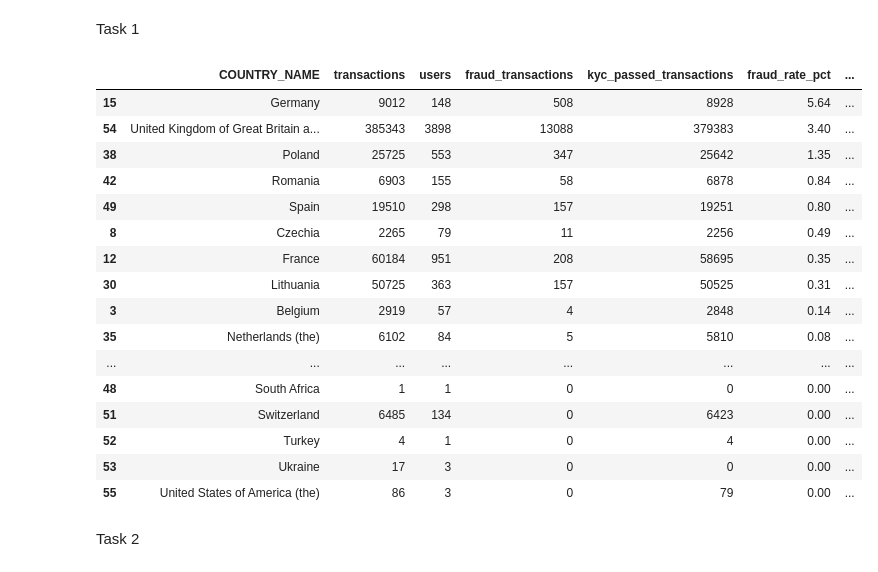
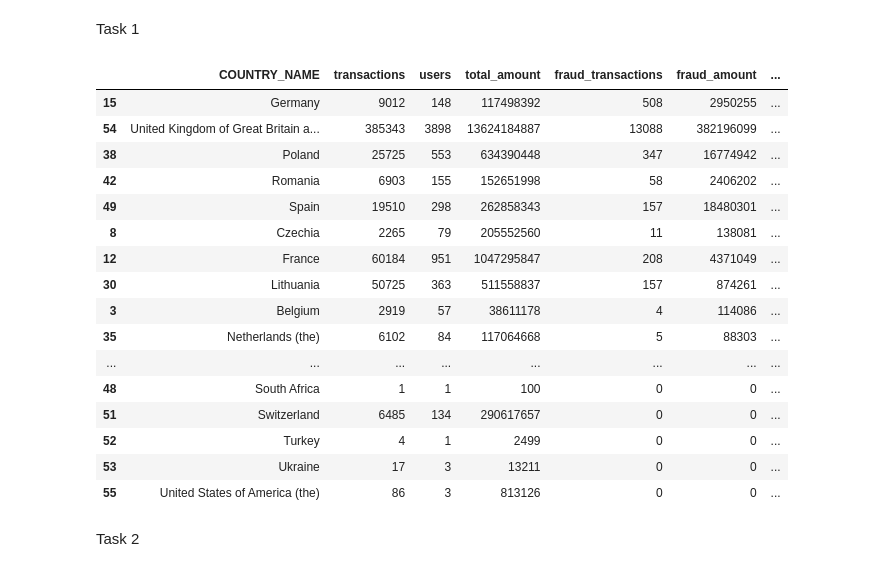
Before and after one commit to raftrp26/ai-agents-playground, a Jupyter notebook: notebooks/Fraud Prevention Case/fraud_analysis.ipynb, the cells around one changed output. Cells and saved outputs as stored; diff of their text form; code cells hidden in the pictures.

```diff
--- a/notebooks/Fraud Prevention Case/fraud_analysis.ipynb
+++ b/notebooks/Fraud Prevention Case/fraud_analysis.ipynb
@@ -225,0 +228,8 @@ df_final.head()
+# %%
+df_final["CROSS_BORDER_FLAG"] = np.where(
+    df_final["MERCHANT_COUNTRY_NAME"].isna(),
+    False,
+    df_final["COUNTRY_NAME"] != df_final["MERCHANT_COUNTRY_NAME"]
+)
+
+df_final["CROSS_BORDER_FLAG"].value_counts(dropna=False)
@@ -886,40 +1378,46 @@ Task 1
 # %%
 country_rates = df_final.groupby("COUNTRY_NAME", dropna=False).agg(
     transactions=("USER_ID", "count"),
     users=("USER_ID", "nunique"),
+    total_amount=("AMOUNT", "sum"),
     fraud_transactions=("IS_FRAUD", "sum"),
+    fraud_amount=("AMOUNT", lambda x: x[df_final.loc[x.index, "IS_FRAUD"]].sum()),
     kyc_passed_transactions=("KYC", lambda x: (x == "PASSED").sum())
 ).reset_index()
 
 country_rates["fraud_rate_pct"] = (
     country_rates["fraud_transactions"] / country_rates["transactions"] * 100
+).round(2)
+
+country_rates["fraud_amount_rate_pct"] = (
+    country_rates["fraud_amount"] / country_rates["total_amount"] * 100
 ).round(2)
 
 country_rates["kyc_passed_rate_pct"] = (
     country_rates["kyc_passed_transactions"] / country_rates["transactions"] * 100
 ).round(2)
 
 country_rates = country_rates.sort_values("fraud_rate_pct", ascending=False)
 
 country_rates
 # %% [output]
-|  | COUNTRY_NAME | transactions | users | fraud_transactions | kyc_passed_transactions | fraud_rate_pct | ... |
-| 15 | Germany | 9012 | 148 | 508 | 8928 | 5.64 | ... |
-| 54 | United Kingdom of Great Britain a... | 385343 | 3898 | 13088 | 379383 | 3.40 | ... |
-| 38 | Poland | 25725 | 553 | 347 | 25642 | 1.35 | ... |
-| 42 | Romania | 6903 | 155 | 58 | 6878 | 0.84 | ... |
-| 49 | Spain | 19510 | 298 | 157 | 19251 | 0.80 | ... |
-| 8 | Czechia | 2265 | 79 | 11 | 2256 | 0.49 | ... |
-| 12 | France | 60184 | 951 | 208 | 58695 | 0.35 | ... |
-| 30 | Lithuania | 50725 | 363 | 157 | 50525 | 0.31 | ... |
-| 3 | Belgium | 2919 | 57 | 4 | 2848 | 0.14 | ... |
-| 35 | Netherlands (the) | 6102 | 84 | 5 | 5810 | 0.08 | ... |
+|  | COUNTRY_NAME | transactions | users | total_amount | fraud_transactions | fraud_amount | ... |
+| 15 | Germany | 9012 | 148 | 117498392 | 508 | 2950255 | ... |
+| 54 | United Kingdom of Great Britain a... | 385343 | 3898 | 13624184887 | 13088 | 382196099 | ... |
+| 38 | Poland | 25725 | 553 | 634390448 | 347 | 16774942 | ... |
+| 42 | Romania | 6903 | 155 | 152651998 | 58 | 2406202 | ... |
+| 49 | Spain | 19510 | 298 | 262858343 | 157 | 18480301 | ... |
+| 8 | Czechia | 2265 | 79 | 205552560 | 11 | 138081 | ... |
+| 12 | France | 60184 | 951 | 1047295847 | 208 | 4371049 | ... |
+| 30 | Lithuania | 50725 | 363 | 511558837 | 157 | 874261 | ... |
+| 3 | Belgium | 2919 | 57 | 38611178 | 4 | 114086 | ... |
+| 35 | Netherlands (the) | 6102 | 84 | 117064668 | 5 | 88303 | ... |
 | ... | ... | ... | ... | ... | ... | ... | ... |
-| 48 | South Africa | 1 | 1 | 0 | 0 | 0.00 | ... |
-| 51 | Switzerland | 6485 | 134 | 0 | 6423 | 0.00 | ... |
-| 52 | Turkey | 4 | 1 | 0 | 4 | 0.00 | ... |
-| 53 | Ukraine | 17 | 3 | 0 | 0 | 0.00 | ... |
-| 55 | United States of America (the) | 86 | 3 | 0 | 79 | 0.00 | ... |
+| 48 | South Africa | 1 | 1 | 100 | 0 | 0 | ... |
+| 51 | Switzerland | 6485 | 134 | 290617657 | 0 | 0 | ... |
+| 52 | Turkey | 4 | 1 | 2499 | 0 | 0 | ... |
+| 53 | Ukraine | 17 | 3 | 13211 | 0 | 0 | ... |
+| 55 | United States of America (the) | 86 | 3 | 813126 | 0 | 0 | ... |
 # %% [markdown]
 Task 2
 # %%
```
Also changed, not shown: parts of 27 cells of this notebook.
